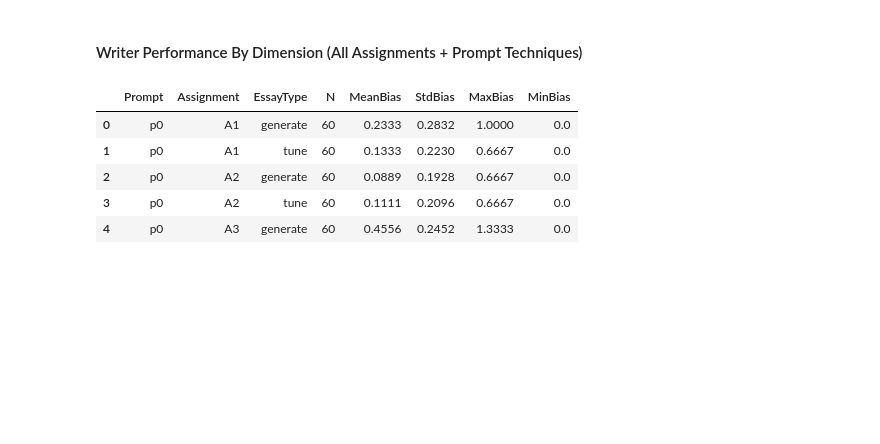
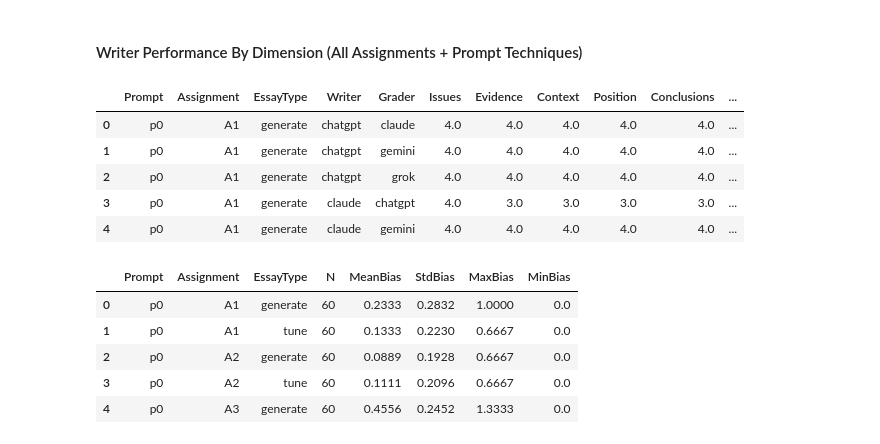
Before and after one commit to raminguyen/ai-assessment, a Jupyter notebook: src/visualize_scores.ipynb, the cells around one changed output. Saved outputs shown, nothing was run; the diff lists cells and outputs as text; code cells hidden in the pictures; blank space fills up the shorter version.

```diff
--- a/src/visualize_scores.ipynb
+++ b/src/visualize_scores.ipynb
@@ -170,3 +170,12 @@ PROMPT_LABELS = {
     'p10': 'Iter + CoT + Gen Know',
     'p11': 'Iter + Original'
 }
+# %%
+scores.head(5)
+# %% [output]
+|  | Prompt | Assignment | EssayType | Writer | Grader | Issues | Evidence | Context | Position | Conclusions | ... |
+| 0 | p0 | A1 | generate | chatgpt | claude | 4.0 | 4.0 | 4.0 | 4.0 | 4.0 | ... |
+| 1 | p0 | A1 | generate | chatgpt | gemini | 4.0 | 4.0 | 4.0 | 4.0 | 4.0 | ... |
+| 2 | p0 | A1 | generate | chatgpt | grok | 4.0 | 4.0 | 4.0 | 4.0 | 4.0 | ... |
+| 3 | p0 | A1 | generate | claude | chatgpt | 4.0 | 3.0 | 3.0 | 3.0 | 3.0 | ... |
+| 4 | p0 | A1 | generate | claude | gemini | 4.0 | 4.0 | 4.0 | 4.0 | 4.0 | ... |
```
Also changed, not shown: parts of 1 cell of this notebook.
